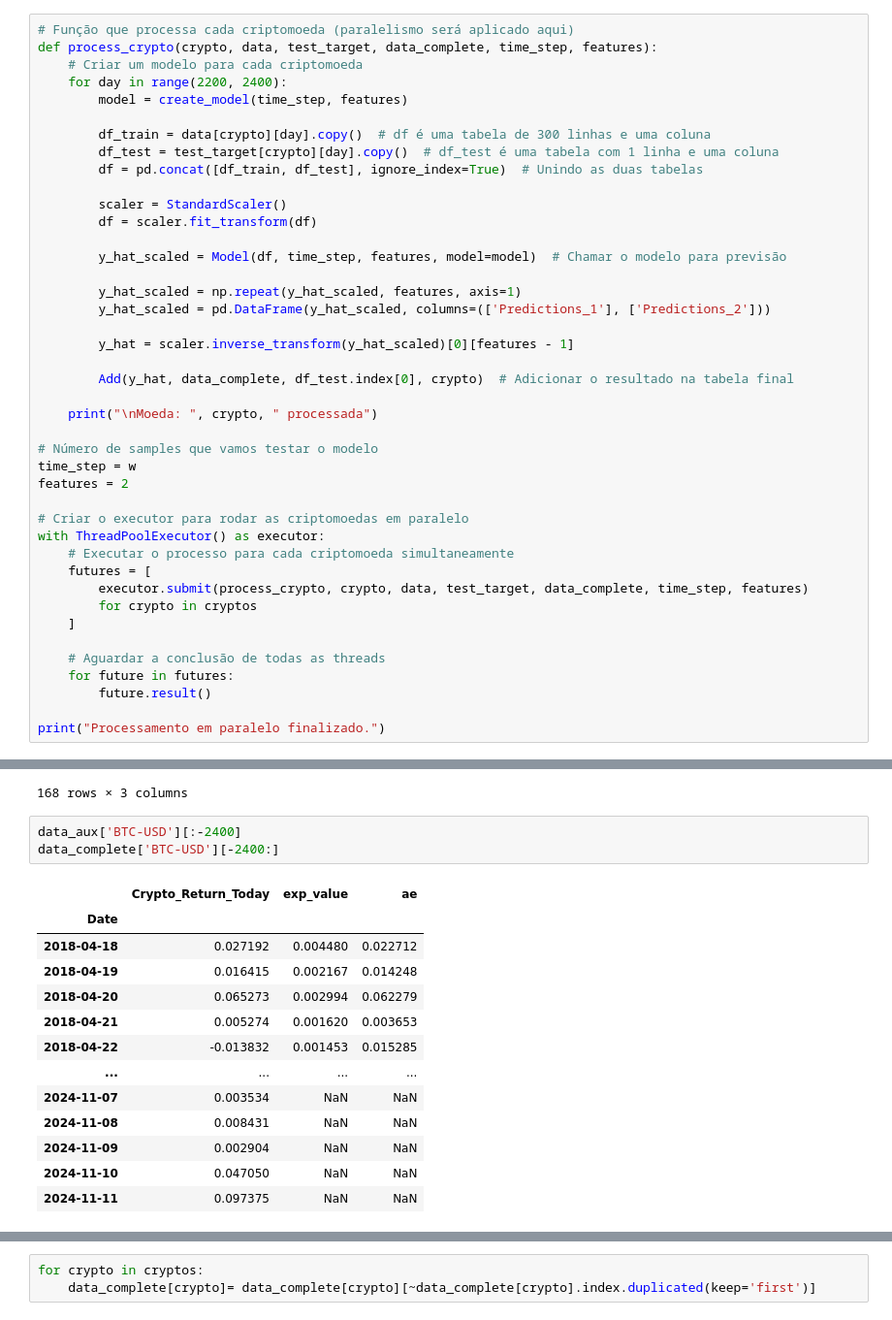
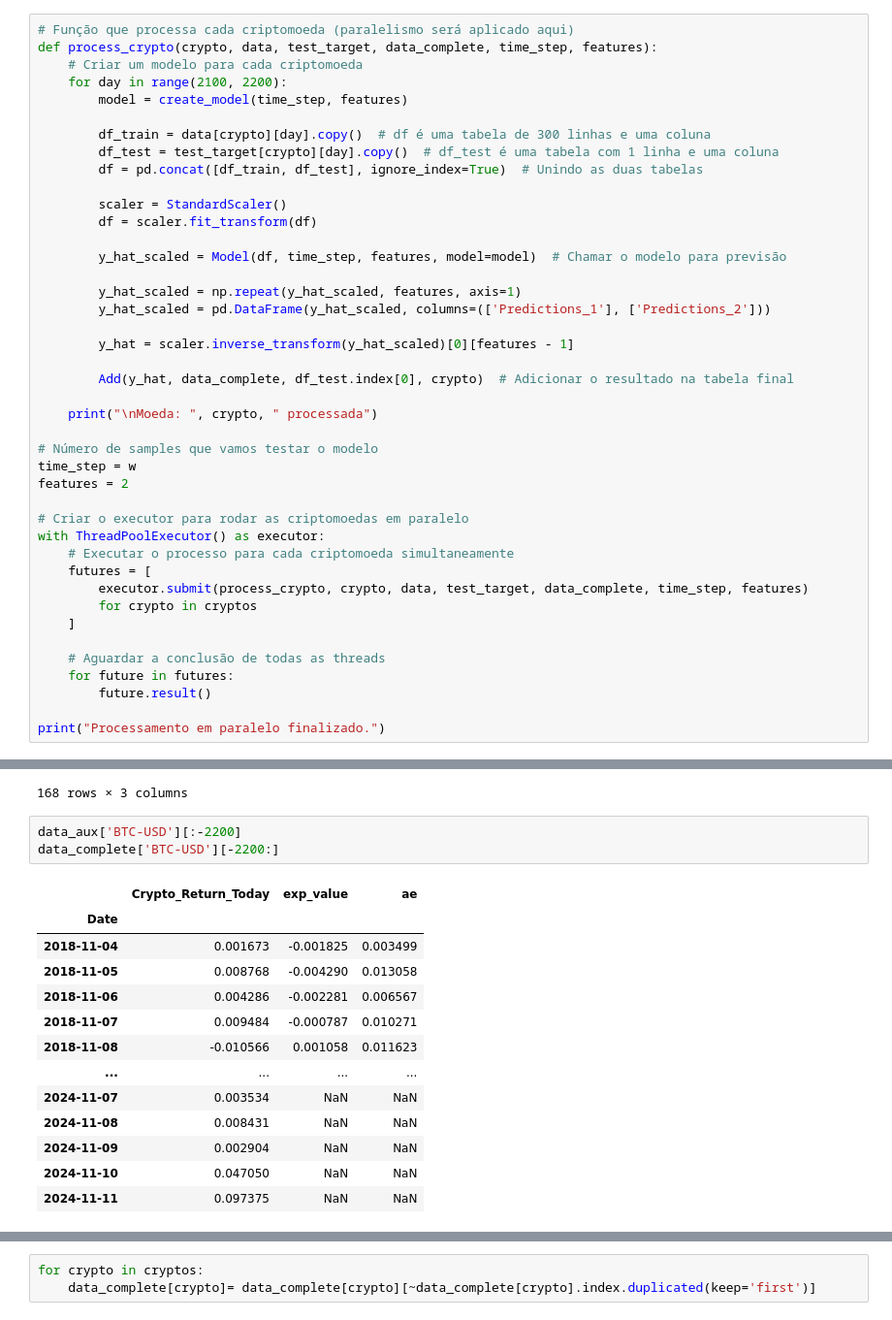
Before and after one commit to JoaoDelVecchio/Quantamental, a Jupyter notebook: Código/Escolha da Arquitetura/Arquitetura_1/Arquitetura_1.ipynb, the cells around one changed output, grey strips where cells are left out. Shown at 97% size. Cells and saved outputs as stored; diff of their text form.

```diff
--- a/Código/Escolha da Arquitetura/Arquitetura_1/Arquitetura_1.ipynb
+++ b/Código/Escolha da Arquitetura/Arquitetura_1/Arquitetura_1.ipynb
@@ -331,7 +331,7 @@ test_target['LTC-USD'][2400]
 # Função que processa cada criptomoeda (paralelismo será aplicado aqui)
 def process_crypto(crypto, data, test_target, data_complete, time_step, features):
     # Criar um modelo para cada criptomoeda
-    for day in range(2200, 2400):
+    for day in range(2100, 2200):
         model = create_model(time_step, features)
 
         df_train = data[crypto][day].copy()  # df é uma tabela de 300 linhas e uma coluna
@@ -551,16 +551,16 @@ data_complete['BTC-USD'].dropna()
 | 2017-11-18 | 0.012002 | 0.001838 | 0.010164 |
 168 rows × 3 columns
 # %%
-data_aux['BTC-USD'][:-2400]
-data_complete['BTC-USD'][-2400:]
+data_aux['BTC-USD'][:-2200]
+data_complete['BTC-USD'][-2200:]
 # %% [output]
 |  | Crypto_Return_Today | exp_value | ae |
 | Date |  |  |  |
-| 2018-04-18 | 0.027192 | 0.004480 | 0.022712 |
-| 2018-04-19 | 0.016415 | 0.002167 | 0.014248 |
-| 2018-04-20 | 0.065273 | 0.002994 | 0.062279 |
-| 2018-04-21 | 0.005274 | 0.001620 | 0.003653 |
-| 2018-04-22 | -0.013832 | 0.001453 | 0.015285 |
+| 2018-11-04 | 0.001673 | -0.001825 | 0.003499 |
+| 2018-11-05 | 0.008768 | -0.004290 | 0.013058 |
+| 2018-11-06 | 0.004286 | -0.002281 | 0.006567 |
+| 2018-11-07 | 0.009484 | -0.000787 | 0.010271 |
+| 2018-11-08 | -0.010566 | 0.001058 | 0.011623 |
 | ... | ... | ... | ... |
 | 2024-11-07 | 0.003534 | NaN | NaN |
 | 2024-11-08 | 0.008431 | NaN | NaN |
```
Also changed, not shown: parts of 9 cells of this notebook, 5 other files.
